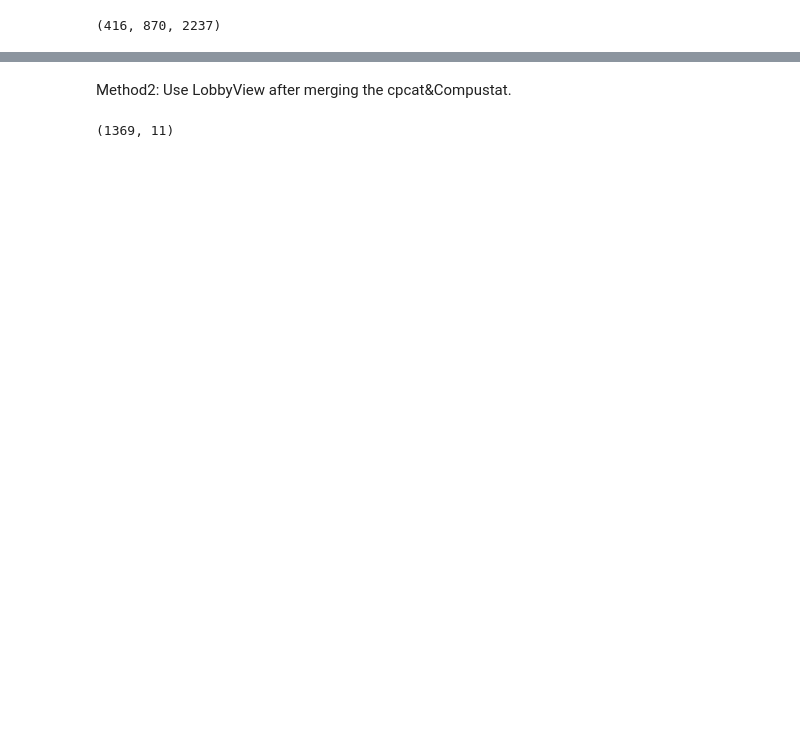
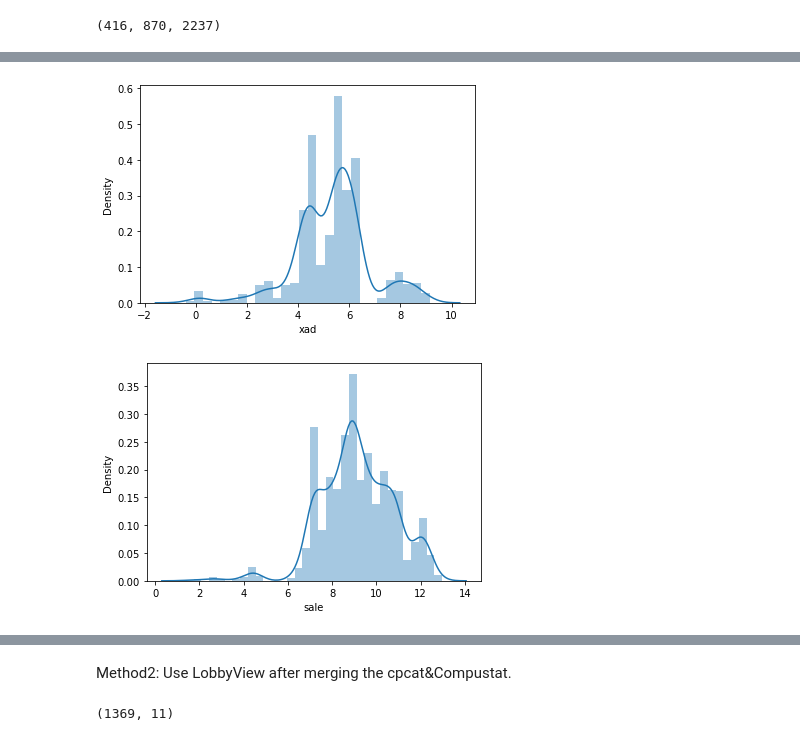
Before and after one commit to Xiaoting05/ChemNews_Project, a Jupyter notebook: Merging_TWP_NTY_For_CI.ipynb, the cells around one changed output, grey strips where cells are left out. Saved outputs shown, nothing was run; the diff lists cells and outputs as text; code cells hidden in the pictures; blank space fills up the shorter version.

```diff
--- a/Merging_TWP_NTY_For_CI.ipynb
+++ b/Merging_TWP_NTY_For_CI.ipynb
@@ -752,0 +513,10 @@ chem_rd_target.loc[chem_rd_target.treat_chem == 0].\
+# %%
+# Now shortcut the Compustat financial data.
+# compustat0802.csv file is the latest download data.
+
+rd = pd.read_csv('/Users/sunxiaoting/Harris_Capp/MyStudy/ChemNews_Project/ChemNews_Project/compustat0802.csv')
+keep_cols = ['conm', 'gvkey', 'fyear', 'act', 'lct', 'sale', 'ni', 'mkvalt', 'xad', 'xrd']
+
+# Add the rd financial data to the treat&control.
+chem_rd = chem_firm_match.merge(rd[keep_cols],  on='conm')
+chem_rd.shape
@@ -752,0 +657,8 @@ chem_rd_target.loc[chem_rd_target.treat_chem == 0].\
+# %%
+sns.distplot(np.log(use_xrd1.xad))
+plt.show()
+sns.distplot(np.log(use_xrd1.sale))
+plt.show()
+# %% [output]
+[figure, added]
+[figure, added]
```
Also changed, not shown: parts of 128 cells of this notebook.
